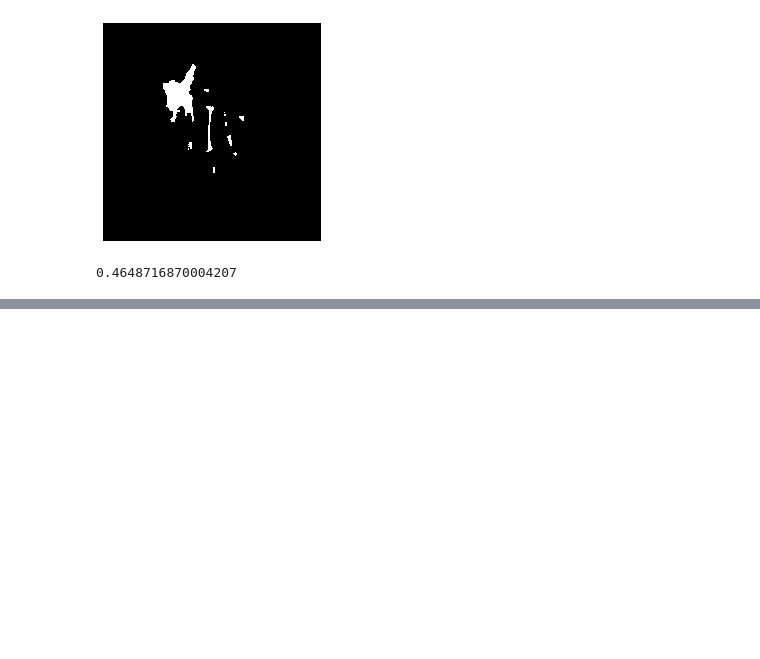
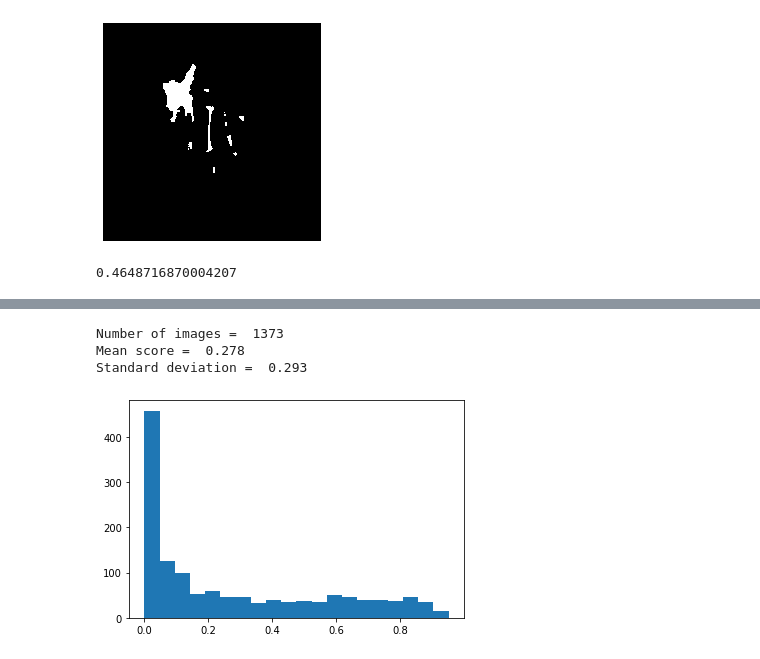
Before and after one commit to FirasAzzouz/VIC_Project, a Jupyter notebook: Demo.ipynb, the cells around one changed output, grey strips where cells are left out. Drawn from its saved outputs; the diff is of its cells as text; code cells hidden in the pictures; blank space fills up the shorter version.

```diff
--- a/Demo.ipynb
+++ b/Demo.ipynb
@@ -118,0 +144,13 @@ Score =  0.48
+# %%
+scores = np.load("outputs/score.npy",allow_pickle='TRUE').item()
+print("Number of images = ", len(list(scores.values())))
+print("Mean score = ", np.round(np.mean(list(scores.values())), 3))
+print("Standard deviation = ", np.round(np.std(list(scores.values())), 3))
+plt.figure()
+plt.hist(list(scores.values()), bins=20)
+plt.show()
+# %% [output]
+Number of images =  1373
+Mean score =  0.278
+Standard deviation =  0.293
+[figure, added]
```
Also changed, not shown: parts of 4 cells of this notebook, 1 other file.
